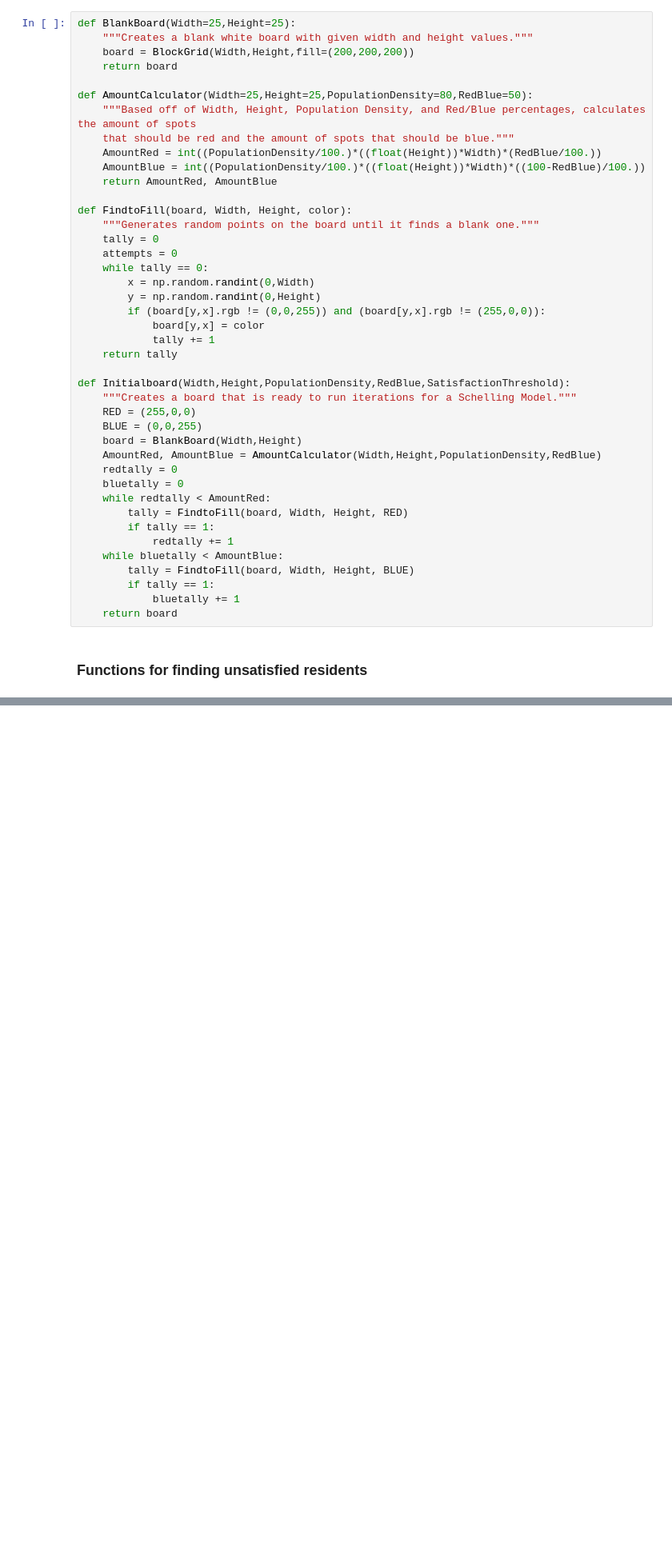
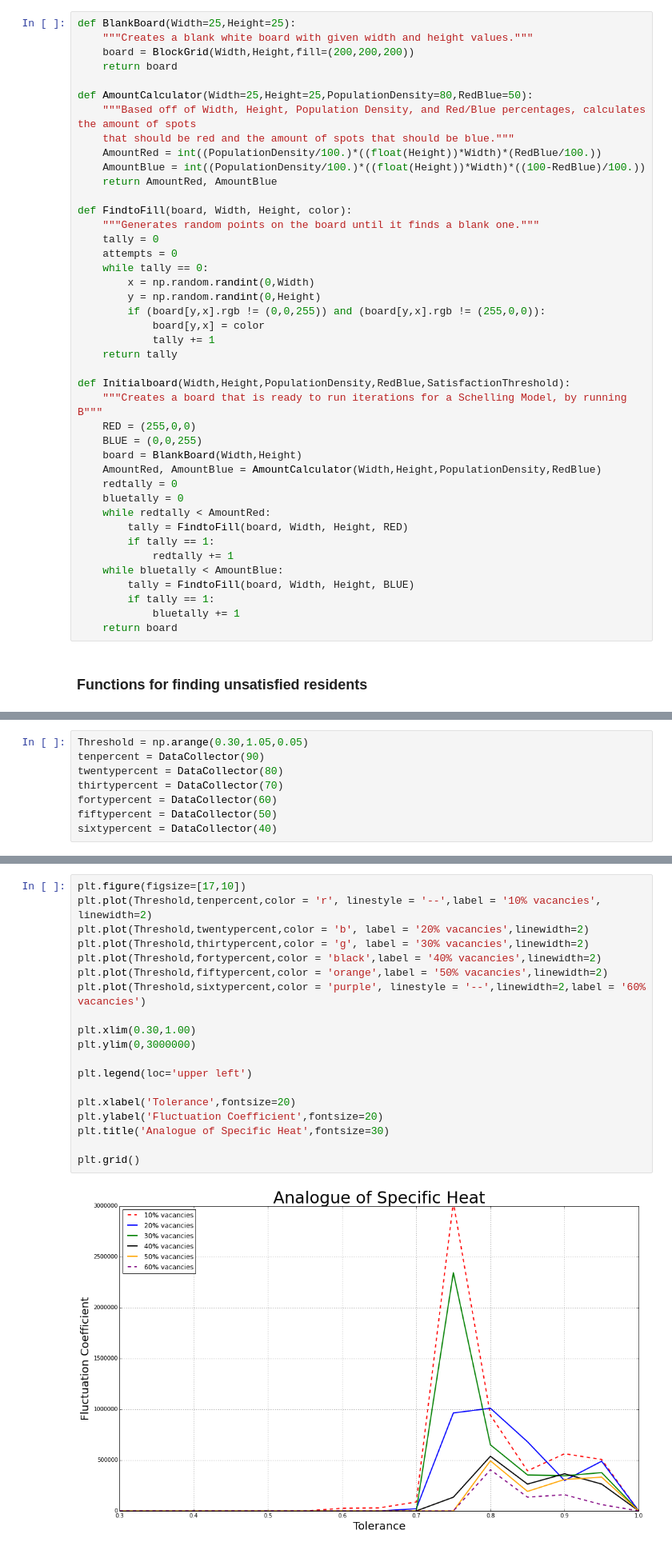
Before and after one commit to pcnelson202/PHYS202-S14, a Jupyter notebook: iPython/SchellingModel.ipynb, the cells around one changed output, grey strips where cells are left out. Shown at 80% size. Saved outputs shown, nothing was run; the diff lists cells and outputs as text; blank space fills up the shorter version.

```diff
--- a/iPython/SchellingModel.ipynb
+++ b/iPython/SchellingModel.ipynb
@@ -79,7 +82,7 @@ def FindtoFill(board, Width, Height, color):
     return tally
 
 def Initialboard(Width,Height,PopulationDensity,RedBlue,SatisfactionThreshold):
-    """Creates a board that is ready to run iterations for a Schelling Model."""
+    """Creates a board that is ready to run iterations for a Schelling Model, by running B"""
     RED = (255,0,0)
     BLUE = (0,0,255)
     board = BlankBoard(Width,Height)
@@ -321,0 +450,8 @@ c_{i}c_{j}  = \left\{
+# %%
+Threshold = np.arange(0.30,1.05,0.05)
+tenpercent = DataCollector(90)
+twentypercent = DataCollector(80)
+thirtypercent = DataCollector(70)
+fortypercent = DataCollector(60)
+fiftypercent = DataCollector(50)
+sixtypercent = DataCollector(40)
@@ -321,0 +460,21 @@ c_{i}c_{j}  = \left\{
+# %%
+plt.figure(figsize=[17,10])
+plt.plot(Threshold,tenpercent,color = 'r', linestyle = '--',label = '10% vacancies', linewidth=2)
+plt.plot(Threshold,twentypercent,color = 'b', label = '20% vacancies',linewidth=2)
+plt.plot(Threshold,thirtypercent,color = 'g', label = '30% vacancies',linewidth=2)
+plt.plot(Threshold,fortypercent,color = 'black',label = '40% vacancies',linewidth=2)
+plt.plot(Threshold,fiftypercent,color = 'orange',label = '50% vacancies',linewidth=2)
+plt.plot(Threshold,sixtypercent,color = 'purple', linestyle = '--',linewidth=2,label = '60% vacancies')
+
+plt.xlim(0.30,1.00)
+plt.ylim(0,3000000)
+
+plt.legend(loc='upper left')
+
+plt.xlabel('Tolerance',fontsize=20)
+plt.ylabel('Fluctuation Coefficient',fontsize=20)
+plt.title('Analogue of Specific Heat',fontsize=30)
+
+plt.grid()
+# %% [output]
+[figure, added]
```
Also changed, not shown: parts of 14 cells of this notebook.
